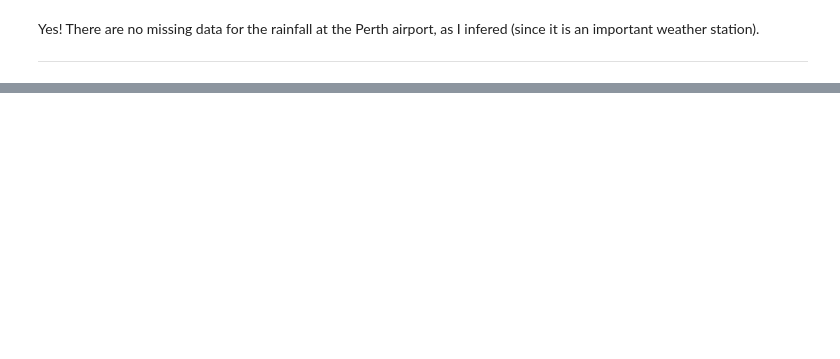
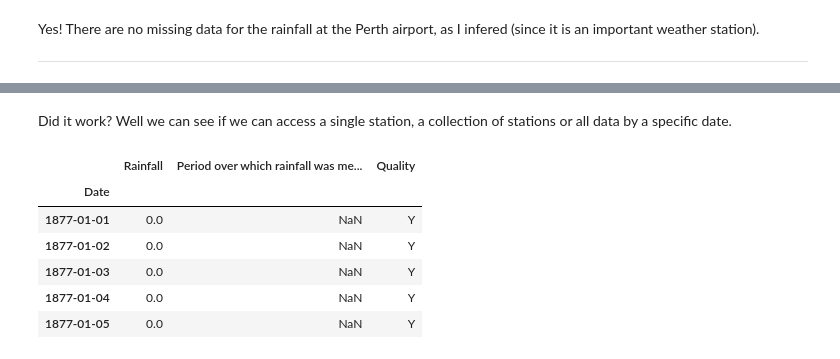
Before and after one commit to kmiller96/PythonWeatherDataScraper, a Jupyter notebook: ProofOfConcept.ipynb, the cells around one changed output, grey strips where cells are left out. Saved outputs shown, nothing was run; the diff lists cells and outputs as text; code cells hidden in the pictures; blank space fills up the shorter version.

```diff
--- a/ProofOfConcept.ipynb
+++ b/ProofOfConcept.ipynb
@@ -305,0 +394,12 @@ Yes! There are no missing data for the rainfall at the Perth airport, as I infer
+# %% [markdown]
+Did it work? Well we can see if we can access a single station, a collection of stations or all data by a specific date.
+# %%
+df_main.loc['9022'].head()
+# %% [output]
+|  | Rainfall | Period over which rainfall was me... | Quality |
+| Date |  |  |  |
+| 1877-01-01 | 0.0 | NaN | Y |
+| 1877-01-02 | 0.0 | NaN | Y |
+| 1877-01-03 | 0.0 | NaN | Y |
+| 1877-01-04 | 0.0 | NaN | Y |
+| 1877-01-05 | 0.0 | NaN | Y |
```
Also changed, not shown: parts of 17 cells of this notebook.
